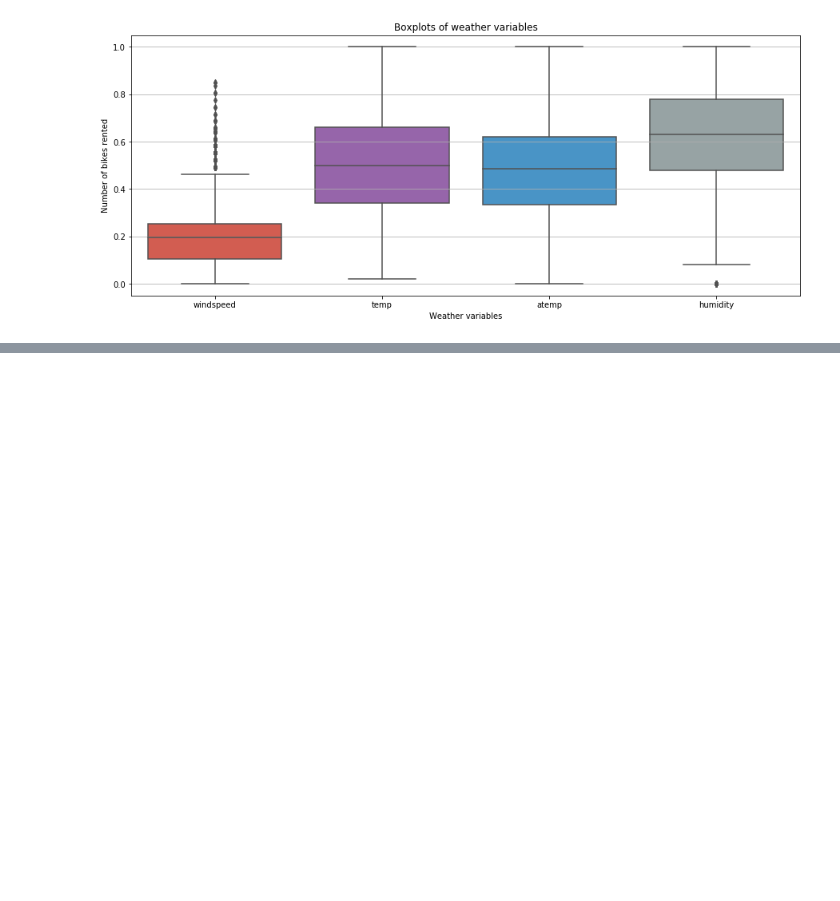
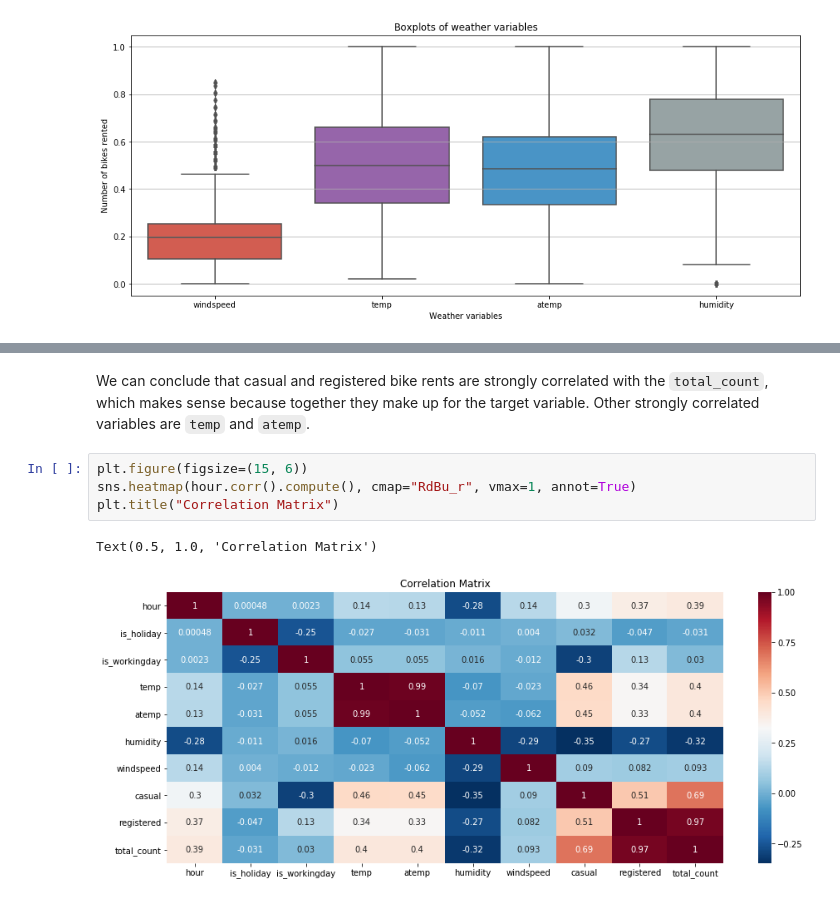
Before and after one commit to lhandal/bike_sharing_dask, a Jupyter notebook: Dask_Bike-Sharing_Leandro_Handal.ipynb, the cells around one changed output, grey strips where cells are left out. Saved outputs shown, nothing was run; the diff lists cells and outputs as text; blank space fills up the shorter version.

```diff
--- a/Dask_Bike-Sharing_Leandro_Handal.ipynb
+++ b/Dask_Bike-Sharing_Leandro_Handal.ipynb
@@ -414,0 +454,9 @@ Text(0.5, 1.0, 'Boxplots of weather variables')
+# %% [markdown]
+We can conclude that casual and registered bike rents are strongly correlated with the `total_count`, which makes sense because together they make up for the target variable. Other strongly correlated variables are `temp` and `atemp`.
+# %%
+plt.figure(figsize=(15, 6))
+sns.heatmap(hour.corr().compute(), cmap="RdBu_r", vmax=1, annot=True)
+plt.title("Correlation Matrix")
+# %% [output]
+Text(0.5, 1.0, 'Correlation Matrix')
+[figure, added]
```
Also changed, not shown: parts of 6 cells of this notebook.
